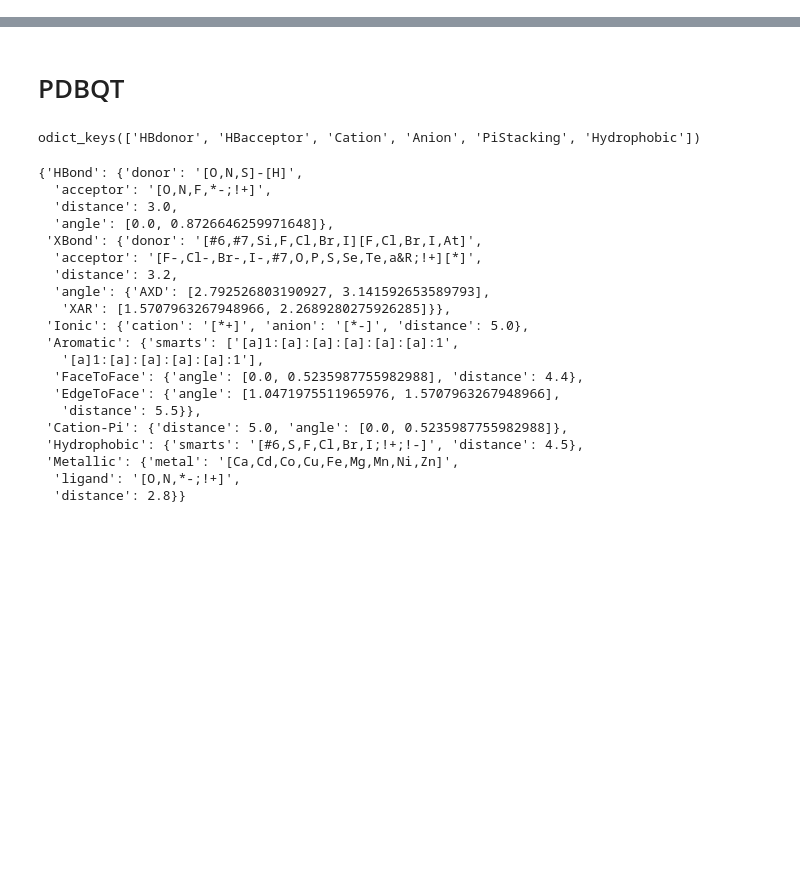
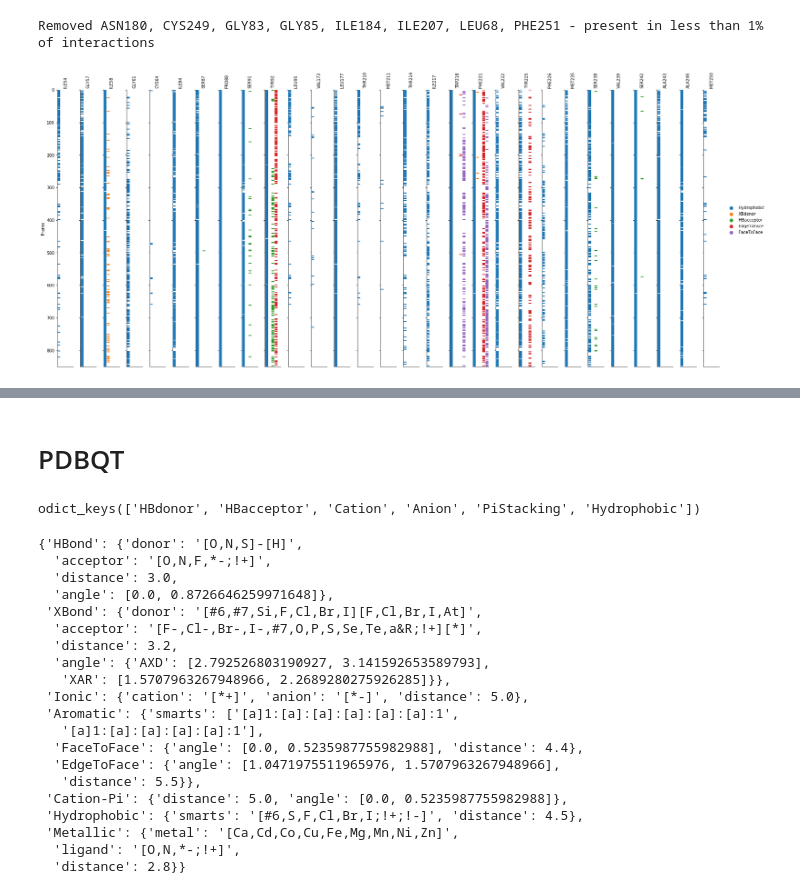
Before and after one commit to chemosim-lab/ProLIF, a Jupyter notebook: notebooks/md_trajectory.ipynb, the cells around one changed output, grey strips where cells are left out. Drawn from its saved outputs; the diff is of its cells as text; code cells hidden in the pictures; blank space fills up the shorter version.

```diff
--- a/notebooks/md_trajectory.ipynb
+++ b/notebooks/md_trajectory.ipynb
@@ -12,0 +87,32 @@ import prolif
+# %%
+# plot
+
+data = pd.melt(ifp, id_vars=ifp.id_columns, var_name=["residue","interaction"])
+data = data[data["value"] != 0]
+data.reset_index(inplace=True, drop=True)
+data.drop(columns=["Ligand name","Ligand residue","Protein name","Protein frame"], inplace=True)
+data.rename(columns={"Ligand frame":"Frame"}, inplace=True)
+# remove residues appearing less than 1% of the time
+t = data.groupby(["residue","interaction"], as_index=False).agg({"value":"count"}).groupby("residue", as_index=False).agg({"value":"max"})
+threshold = int(0.01*(data.Frame.max()+1))
+todrop = t.loc[t["value"] < threshold].residue.tolist()
+data = data[~data["residue"].isin(todrop)]
+print("Removed", ", ".join(todrop), "- present in less than 1% of interactions")
+
+# plot
+sns.set_context(font_scale=1.3)
+g = sns.catplot(
+    data=data, x="interaction", y="Frame", hue="interaction", col="residue",
+    height=10, aspect=0.08, jitter=0, sharex=False, marker="_", s=7, linewidth=2,
+)
+g.set_titles("{col_name}", rotation=90)
+g.set(xticks=[], ylim=(0,data.Frame.max()+1))
+g.set_xticklabels([])
+g.set_xlabels("")
+g.add_legend()
+for ax in g.axes.flat:
+    ax.invert_yaxis()
+plt.savefig("interaction_plot.png", dpi=300, bbox_inches='tight')
+# %% [output]
+Removed ASN180, CYS249, GLY83, GLY85, ILE184, ILE207, LEU68, PHE251 - present in less than 1% of interactions
+[figure, added]
```
Also changed, not shown: parts of 16 cells of this notebook, 12 other files.
